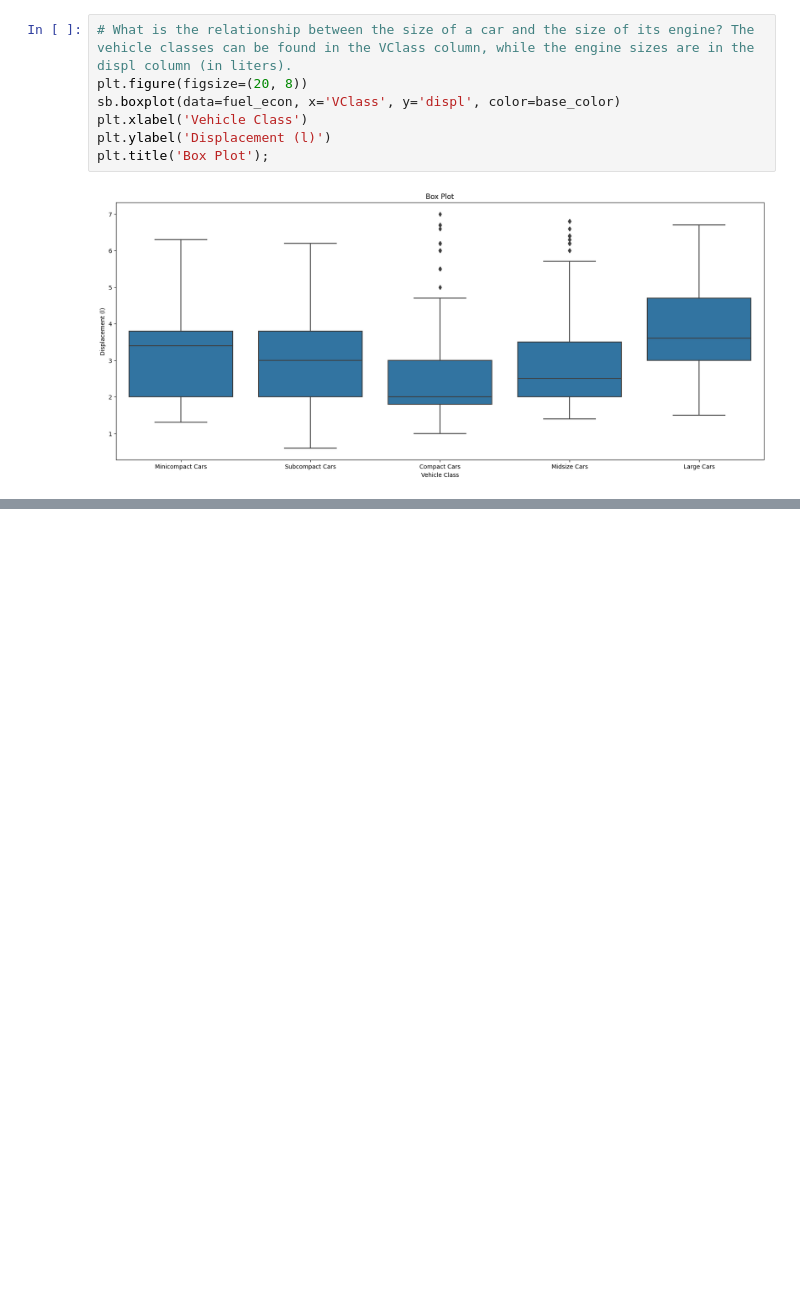
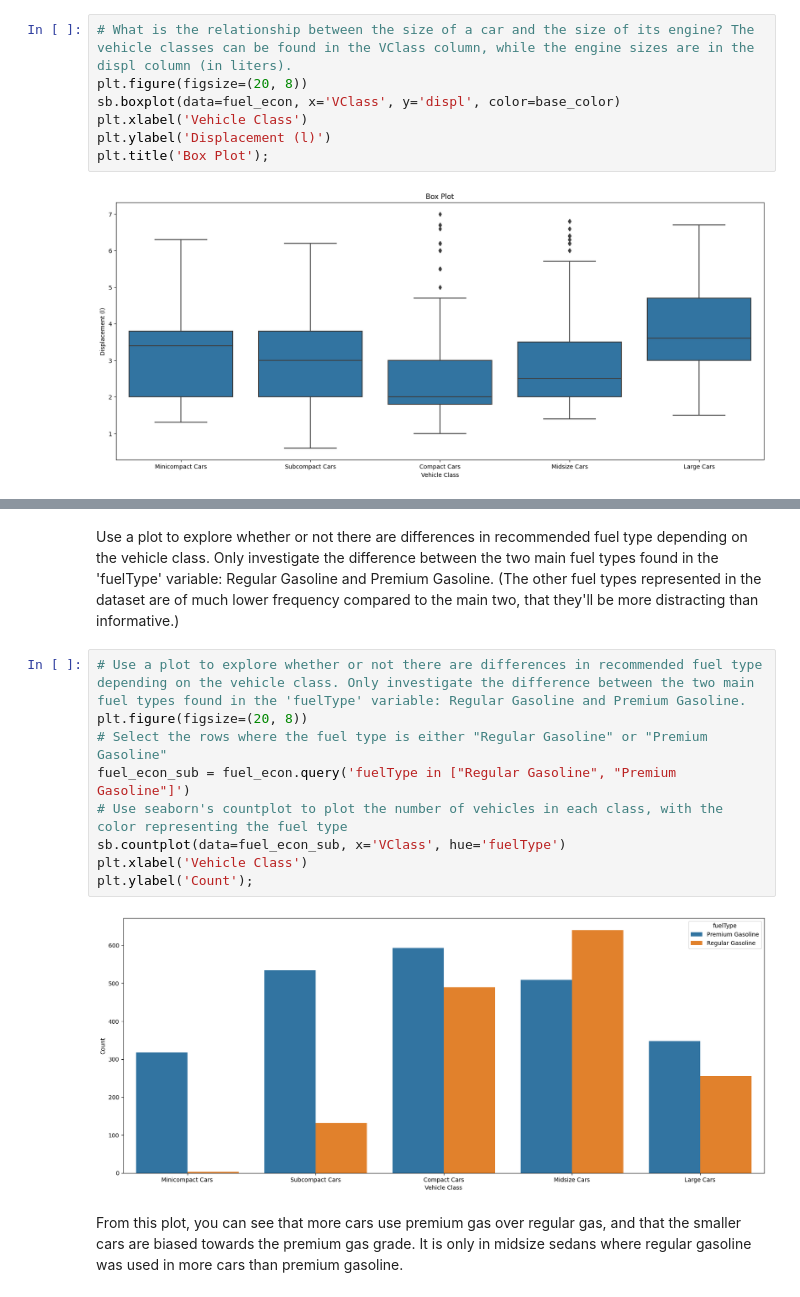
Before and after one commit to kisyular/data-visualization, a Jupyter notebook: Intro-Data-Visualization.ipynb, the cells around one changed output, grey strips where cells are left out. Saved outputs shown, nothing was run; the diff lists cells and outputs as text; blank space fills up the shorter version.

```diff
--- a/Intro-Data-Visualization.ipynb
+++ b/Intro-Data-Visualization.ipynb
@@ -1198,0 +1265,15 @@ plt.title('Box Plot');
+# %% [markdown]
+Use a plot to explore whether or not there are differences in recommended fuel type depending on the vehicle class. Only investigate the difference between the two main fuel types found in the 'fuelType' variable: Regular Gasoline and Premium Gasoline. (The other fuel types represented in the dataset are of much lower frequency compared to the main two, that they'll be more distracting than informative.)
+# %%
+# Use a plot to explore whether or not there are differences in recommended fuel type depending on the vehicle class. Only investigate the difference between the two main fuel types found in the 'fuelType' variable: Regular Gasoline and Premium Gasoline.
+plt.figure(figsize=(20, 8))
+# Select the rows where the fuel type is either "Regular Gasoline" or "Premium Gasoline"
+fuel_econ_sub = fuel_econ.query('fuelType in ["Regular Gasoline", "Premium Gasoline"]')
+# Use seaborn's countplot to plot the number of vehicles in each class, with the color representing the fuel type
+sb.countplot(data=fuel_econ_sub, x='VClass', hue='fuelType')
+plt.xlabel('Vehicle Class')
+plt.ylabel('Count');
+# %% [output]
+[figure, added]
+# %% [markdown]
+From this plot, you can see that more cars use premium gas over regular gas, and that the smaller cars are biased towards the premium gas grade. It is only in midsize sedans where regular gasoline was used in more cars than premium gasoline.
```
Also changed, not shown: parts of 7 cells of this notebook.
